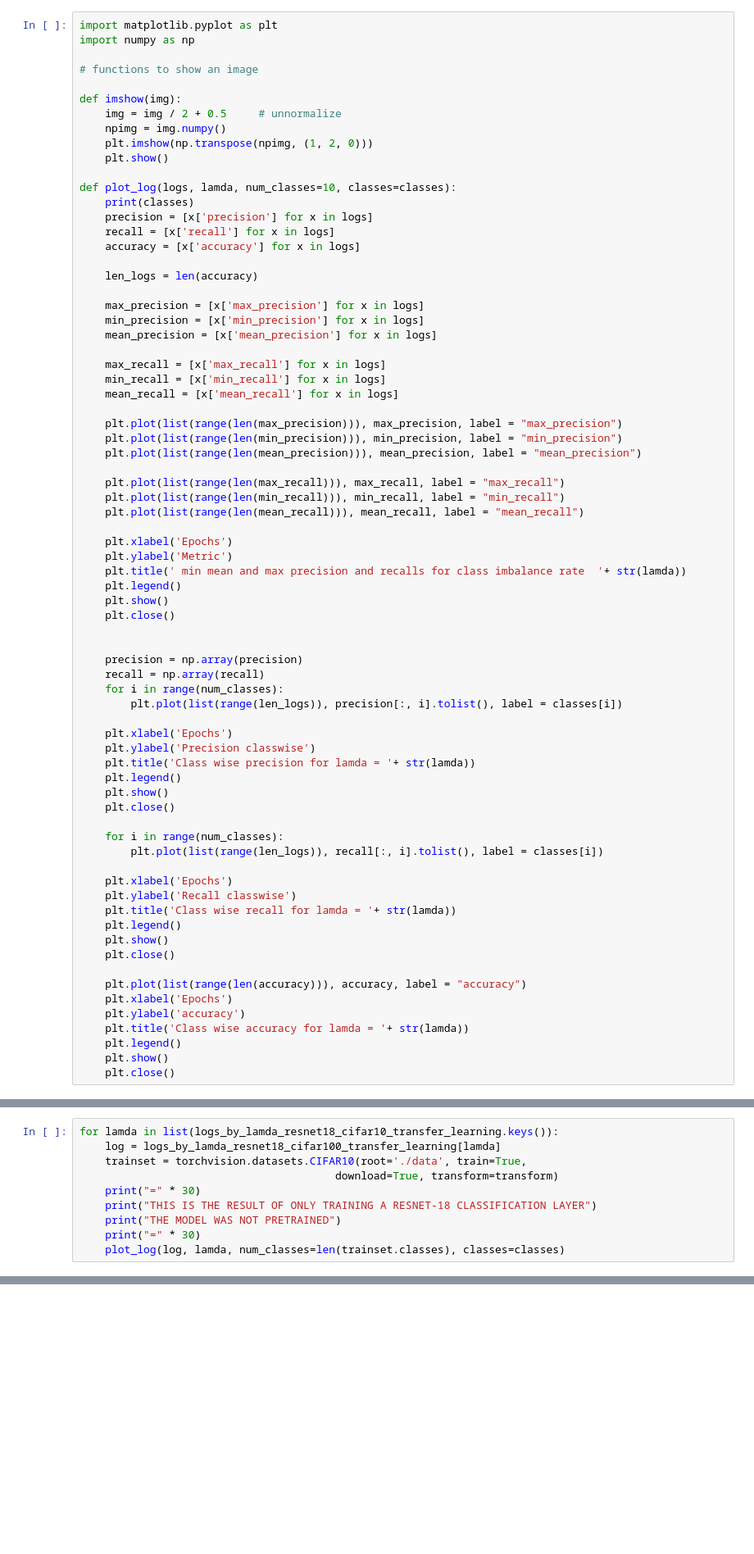
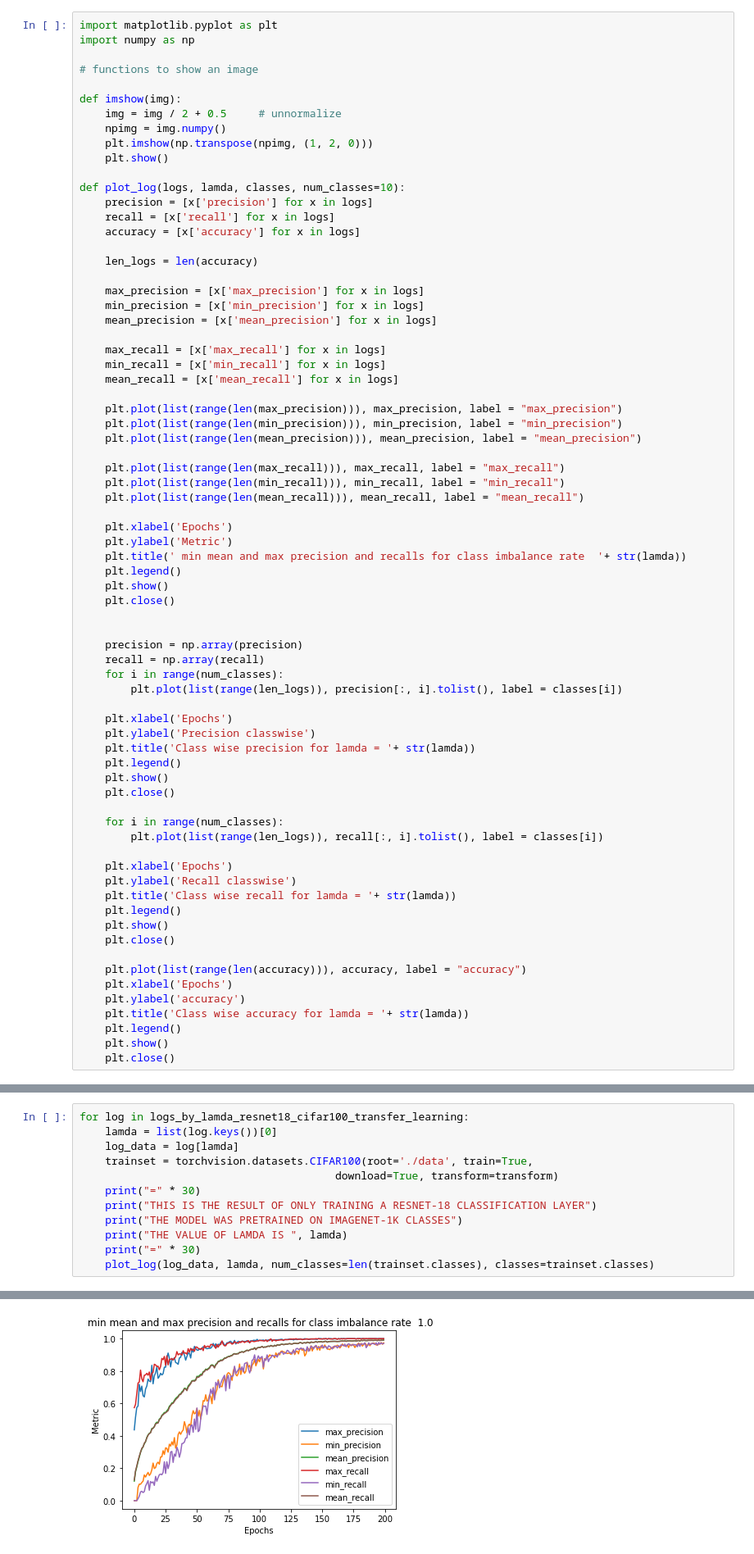
Before and after one commit to stablegradients/ConstrainedOptimisation, a Jupyter notebook: Baselines-without-TL-CIFAR-100.ipynb, the cells around one changed output, grey strips where cells are left out. Shown at 82% size. Drawn from its saved outputs; the diff is of its cells as text; blank space fills up the shorter version.

```diff
--- a/Baselines-without-TL-CIFAR-100.ipynb
+++ b/Baselines-without-TL-CIFAR-100.ipynb
@@ -189,8 +194,7 @@ def imshow(img):
     plt.imshow(np.transpose(npimg, (1, 2, 0)))
     plt.show()
 
-def plot_log(logs, lamda, num_classes=10, classes=classes):
-    print(classes)
+def plot_log(logs, lamda, classes, num_classes=10):
     precision = [x['precision'] for x in logs]
     recall = [x['recall'] for x in logs]
     accuracy = [x['accuracy'] for x in logs]
@@ -345,10 +368,13 @@ Finished Training Epoch : 35  With the running loss :  0.005334558094665403
 # %%
-for lamda in list(logs_by_lamda_resnet18_cifar10_transfer_learning.keys()):
-    log = logs_by_lamda_resnet18_cifar100_transfer_learning[lamda]
-    trainset = torchvision.datasets.CIFAR10(root='./data', train=True,
+for log in logs_by_lamda_resnet18_cifar100_transfer_learning:
+    lamda = list(log.keys())[0]
+    log_data = log[lamda]
+    trainset = torchvision.datasets.CIFAR100(root='./data', train=True,
                                         download=True, transform=transform)
     print("=" * 30)
     print("THIS IS THE RESULT OF ONLY TRAINING A RESNET-18 CLASSIFICATION LAYER")
-    print("THE MODEL WAS NOT PRETRAINED")
+    print("THE MODEL WAS PRETRAINED ON IMAGENET-1K CLASSES")
+    print("THE VALUE OF LAMDA IS ", lamda)
     print("=" * 30)
-    plot_log(log, lamda, num_classes=len(trainset.classes), classes=classes)
+    plot_log(log_data, lamda, num_classes=len(trainset.classes), classes=trainset.classes)
+# %% [output]
@@ -354,0 +387 @@ for lamda in list(logs_by_lamda_resnet18_cifar10_transfer_learning.keys()):
+[figure, added]
```
Also changed, not shown: parts of 7 cells of this notebook.
